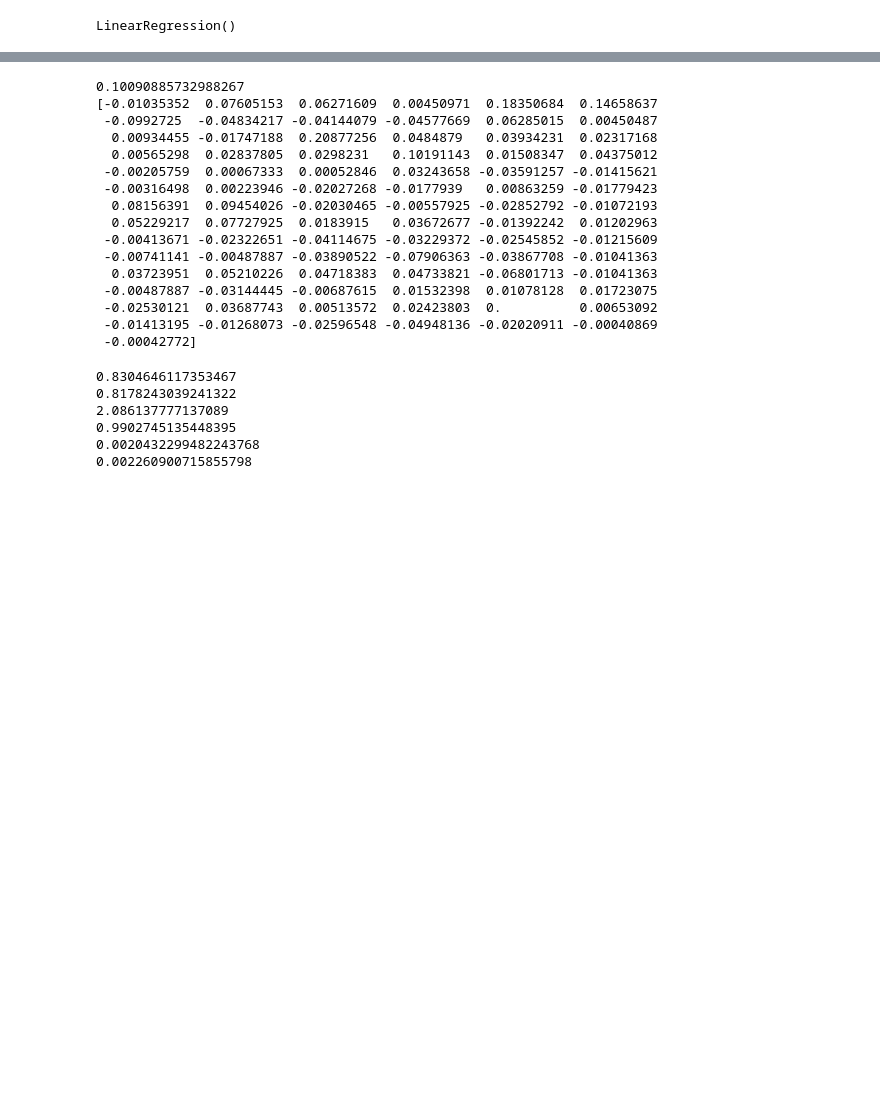
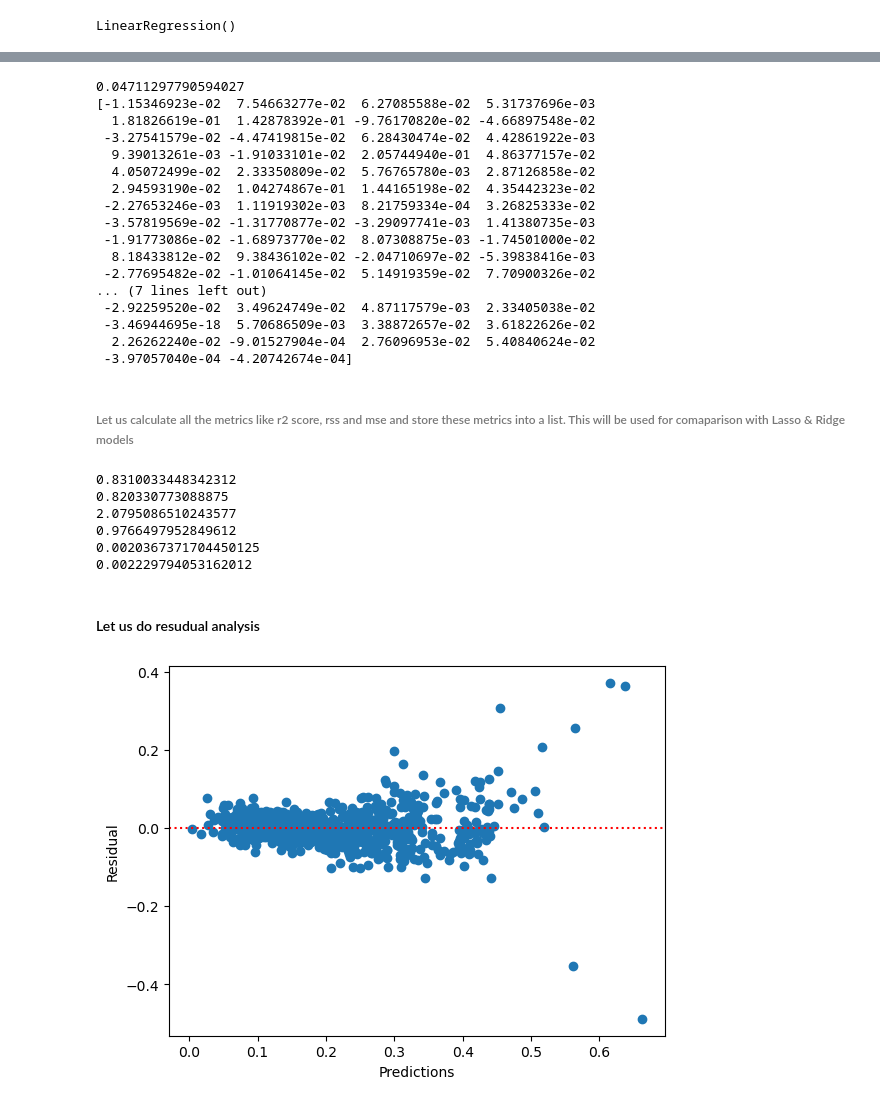
Before and after one commit to rasikasonar/AdvancedRegressionAssignment, a Jupyter notebook: AdvancedRegressionAssignment.ipynb, the cells around one changed output, grey strips where cells are left out. Saved outputs shown, nothing was run; the diff lists cells and outputs as text; code cells hidden in the pictures; blank space fills up the shorter version.

```diff
--- a/AdvancedRegressionAssignment.ipynb
+++ b/AdvancedRegressionAssignment.ipynb
@@ -208,3 +153,5 @@ housing_dataset.head(5)
+# %%
+housing_dataset["GarageType"] = housing_dataset["GarageType"].fillna("No Garage")
 # %% [markdown]
 ##### Of the 21 columns we have selected, we see some are of categorical type, let us convert them to dummy variables
 # %%
@@ -330,24 +280,26 @@ LinearRegression()
 # %%
-# Print the coefficients and intercept
 print(lm.intercept_)
 print(lm.coef_)
 # %% [output]
-0.10090885732988267
-[-0.01035352  0.07605153  0.06271609  0.00450971  0.18350684  0.14658637
- -0.0992725  -0.04834217 -0.04144079 -0.04577669  0.06285015  0.00450487
-  0.00934455 -0.01747188  0.20877256  0.0484879   0.03934231  0.02317168
-  0.00565298  0.02837805  0.0298231   0.10191143  0.01508347  0.04375012
- -0.00205759  0.00067333  0.00052846  0.03243658 -0.03591257 -0.01415621
- -0.00316498  0.00223946 -0.02027268 -0.0177939   0.00863259 -0.01779423
-  0.08156391  0.09454026 -0.02030465 -0.00557925 -0.02852792 -0.01072193
-  0.05229217  0.07727925  0.0183915   0.03672677 -0.01392242  0.01202963
- -0.00413671 -0.02322651 -0.04114675 -0.03229372 -0.02545852 -0.01215609
- -0.00741141 -0.00487887 -0.03890522 -0.07906363 -0.03867708 -0.01041363
-  0.03723951  0.05210226  0.04718383  0.04733821 -0.06801713 -0.01041363
- -0.00487887 -0.03144445 -0.00687615  0.01532398  0.01078128  0.01723075
- -0.02530121  0.03687743  0.00513572  0.02423803  0.          0.00653092
- -0.01413195 -0.01268073 -0.02596548 -0.04948136 -0.02020911 -0.00040869
- -0.00042772]
+0.04711297790594027
+[-1.15346923e-02  7.54663277e-02  6.27085588e-02  5.31737696e-03
+  1.81826619e-01  1.42878392e-01 -9.76170820e-02 -4.66897548e-02
+ -3.27541579e-02 -4.47419815e-02  6.28430474e-02  4.42861922e-03
+  9.39013261e-03 -1.91033101e-02  2.05744940e-01  4.86377157e-02
+  4.05072499e-02  2.33350809e-02  5.76765780e-03  2.87126858e-02
+  2.94593190e-02  1.04274867e-01  1.44165198e-02  4.35442323e-02
+ -2.27653246e-03  1.11919302e-03  8.21759334e-04  3.26825333e-02
+ -3.57819569e-02 -1.31770877e-02 -3.29097741e-03  1.41380735e-03
+ -1.91773086e-02 -1.68973770e-02  8.07308875e-03 -1.74501000e-02
+  8.18433812e-02  9.38436102e-02 -2.04710697e-02 -5.39838416e-03
+ -2.77695482e-02 -1.01064145e-02  5.14919359e-02  7.70900326e-02
+... (7 lines left out)
+ -2.92259520e-02  3.49624749e-02  4.87117579e-03  2.33405038e-02
+ -3.46944695e-18  5.70686509e-03  3.38872657e-02  3.61822626e-02
+  2.26262240e-02 -9.01527904e-04  2.76096953e-02  5.40840624e-02
+ -3.97057040e-04 -4.20742674e-04]
+# %% [markdown]
+###### Let us calculate all the metrics like r2 score, rss and mse and store these metrics into a list. This will be used for comaparison with Lasso & Ridge models
 # %%
 y_pred_train = lm.predict(X_train)
 y_pred_test = lm.predict(X_test)
@@ -355,31 +307,43 @@ y_pred_test = lm.predict(X_test)
 metric = []
 r2_train_lr = r2_score(y_train, y_pred_train)
 print(r2_train_lr)
-metric.append("r2_train_lr {}".format(r2_train_lr))
+metric.append(r2_train_lr)
 
 r2_test_lr = r2_score(y_test, y_pred_test)
 print(r2_test_lr)
-metric.append("r2_test_lr {}".format(r2_test_lr))
+metric.append(r2_test_lr)
 
 rss1_lr = np.sum(np.square(y_train - y_pred_train))
 print(rss1_lr)
-metric.append("rss1_lr {}".format(rss1_lr))
+metric.append(rss1_lr)
 
 rss2_lr = np.sum(np.square(y_test - y_pred_test))
 print(rss2_lr)
-metric.append("rss2_lr {}".format(rss2_lr))
+metric.append(rss2_lr)
 
 mse_train_lr = mean_squared_error(y_train, y_pred_train)
 print(mse_train_lr)
-metric.append("mse_train_lr {}".format(mse_train_lr**0.5))
+metric.append(mse_train_lr**0.5)
 
 mse_test_lr = mean_squared_error(y_test, y_pred_test)
 print(mse_test_lr)
-metric.append("mse_test_lr {}".format(mse_test_lr**0.5))
+metric.append(mse_test_lr**0.5)
 # %% [output]
-0.8304646117353467
-0.8178243039241322
-2.086137777137089
-0.9902745135448395
-0.0020432299482243768
-0.002260900715855798
+0.8310033448342312
+0.820330773088875
+2.0795086510243577
+0.9766497952849612
+0.0020367371704450125
+0.002229794053162012
+# %% [markdown]
+#### Let us do resudual analysis
+# %%
+y_train_res = y_train - y_pred_train
+# %%
+plt.scatter( y_pred_train , y_train_res)
+plt.axhline(y=0, color='r', linestyle=':')
+plt.xlabel("Predictions")
+plt.ylabel("Residual")
+plt.show()
+# %% [output]
+[figure, added]
```
Also changed, not shown: parts of 41 cells of this notebook.
